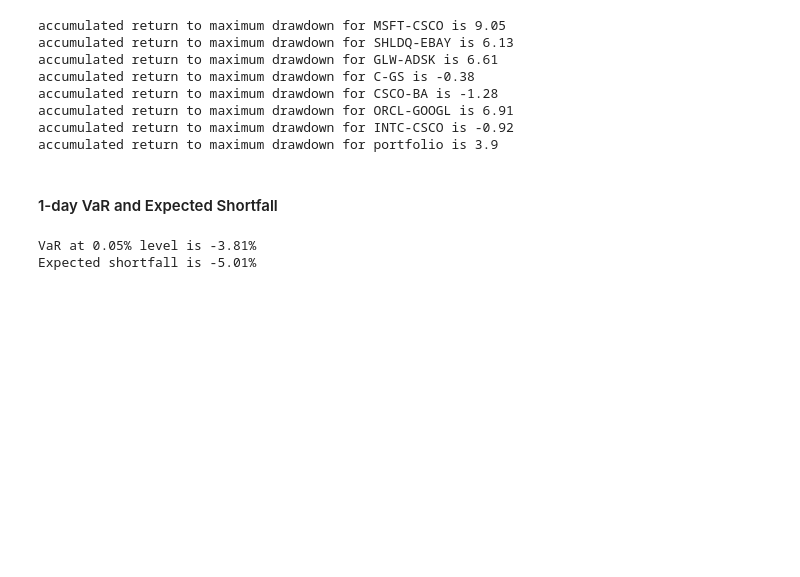
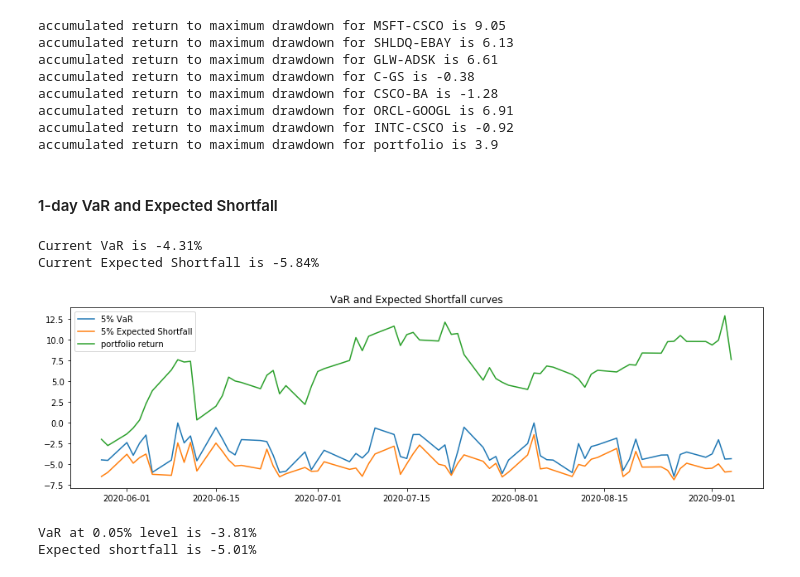
Before and after one commit to anastasia-yaschenko/Quantitative-Analytics-programme, a Jupyter notebook: Algo trading.ipynb, the cells around one changed output. Drawn from its saved outputs; the diff is of its cells as text; code cells hidden in the pictures; blank space fills up the shorter version.

```diff
--- a/Algo trading.ipynb
+++ b/Algo trading.ipynb
@@ -524,5 +536,6 @@ raw_cv_profit, raw_chosen_params = find_thresholds(raw_pairs, raw_price_train, r
 # %%
 def find_best_pairs(cv_profit):
+    """Finds profitable and unprofitable pairs, keeps the former"""
     profitable = 0
     unprofitable = 0
     profitable_pairs = []
@@ -565,6 +578,7 @@ These ones are profitable
 | 2 | 3.95904 | INTC-CSCO |
 # %%
 def choose_from_best(number_of_pairs, df_profit_pairs, chosen_params):
+    """Choose N best pairs"""
     if number_of_pairs > df_profit_pairs.shape[0]:
         print('There are less than {} pairs available'.format(number_of_pairs))
         number_of_pairs = df_profit_pairs.shape[0]
@@ -597,6 +614,7 @@ n_assets = raw_chosen_pairs.shape[0]
 allocated_capital = 500000#capital / n_assets
 # %%
 def real_returns(quantiles_chosen, chosen_pairs, window, allocated_capital, df_price, df_prev):
+    """Simulate trade on final dataset"""
     portfolio_returns = []
     portfolio_value = []
     for num, pair in enumerate(chosen_pairs.pair):
@@ -884,4 +917,36 @@ def ES(var, var_port_ret, mode = 'none'):
     return shortfall
+# %%
+all_vars = []
+all_es = []
+ind_st = 0
+ind_end = 200
+prev_trades = real_returns(raw_quantiles, raw_chosen_pairs, 200, allocated_capital, raw_price_val, raw_price_train)[0]
+all_ret = pd.concat([prev_trades.iloc[-200:,:], raw_returns], axis = 0)
+raw_returns_df = pd.DataFrame(all_ret, dtype = 'float64').transpose()
+while ind_end <= raw_returns_df.shape[0] - 1:
+    data_used = raw_returns_df.iloc[ind_st:ind_end, :]
+    data_to_list = []
+    for c in raw_returns_df.columns:
+        data_to_list.append(raw_returns_df[c])
+    v, v_data = VaR(data_to_list, 0.1, 0.05)
+    es = ES(v, v_data)
+    all_vars.append(v)
+    all_es.append(es)
+    ind_st += 1
+    ind_end += 1
+# %%
+plt.figure(figsize = (15,4))
+plt.plot(raw_returns[0].index.to_timestamp()[-len(all_vars):], all_vars, label = '5% VaR')
+plt.plot(raw_returns[0].index.to_timestamp()[-len(all_es):], all_es, label = '5% Expected Shortfall')
+plt.plot(raw_returns[0].index.to_timestamp()[-len(all_es):], (sum(raw_returns) / len(raw_returns))[-len(all_es):], label = 'portfolio return')
+plt.legend()
+plt.title('VaR and Expected Shortfall curves');
+print("Current VaR is {}%".format(round(all_vars[-1:][0], 2)))
+print("Current Expected Shortfall is {}%".format(round(all_es[-1:][0], 2)))
+# %% [output]
+Current VaR is -4.31%
+Current Expected Shortfall is -5.84%
+[figure, added]
 # %%
 raw_var, raw_var_ret = VaR(raw_returns, 0.1, 0.05)
 raw_es = ES(raw_var, raw_var_ret)
```
Also changed, not shown: parts of 40 cells of this notebook.
